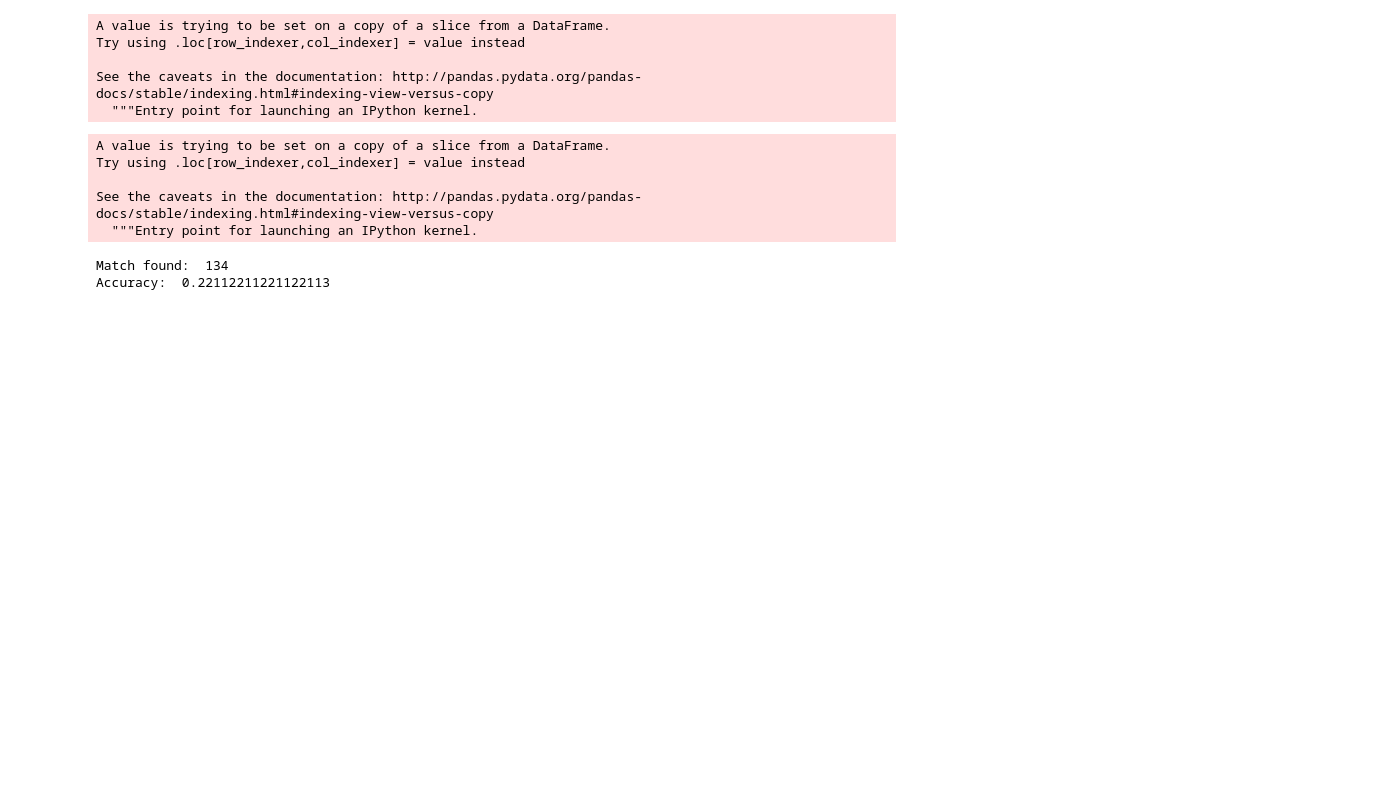
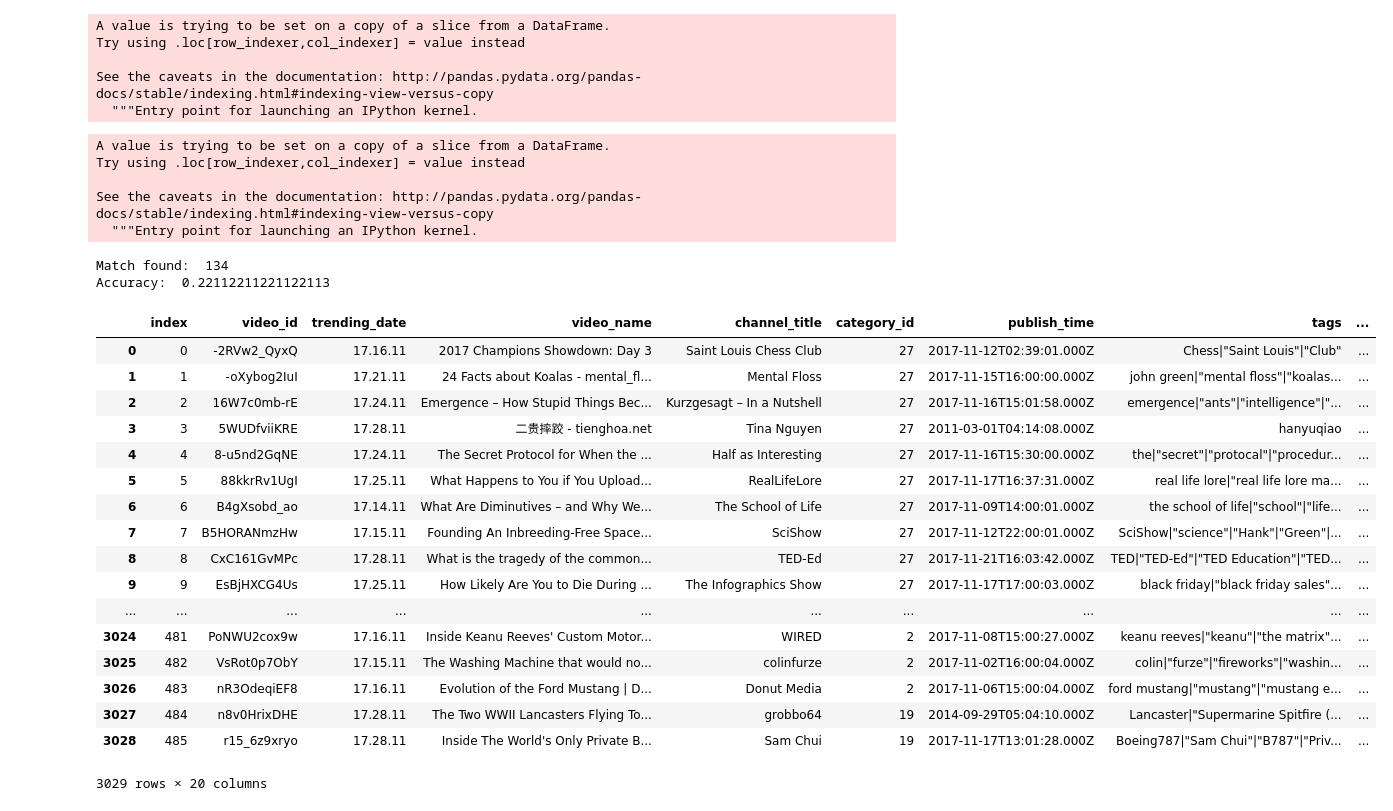
Before and after one commit to karanmurthy7/youtube-tag-recommender, a Jupyter notebook: Recommendation_Algo_Modular.ipynb, the cells around one changed output. Cells and saved outputs as stored; diff of their text form; code cells hidden in the pictures; blank space fills up the shorter version.

```diff
--- a/Recommendation_Algo_Modular.ipynb
+++ b/Recommendation_Algo_Modular.ipynb
@@ -212,3 +246,24 @@ print('Accuracy: ', match_found/len(us_ca_gb_df_test))
 # %% [output]
 Match found:  134
 Accuracy:  0.22112211221122113
+# %%
+US_CA_GB_FINAL_DF
+# %% [output]
+|  | index | video_id | trending_date | video_name | channel_title | category_id | publish_time | tags | ... |
+| 0 | 0 | -2RVw2_QyxQ | 17.16.11 | 2017 Champions Showdown: Day 3 | Saint Louis Chess Club | 27 | 2017-11-12T02:39:01.000Z | Chess|"Saint Louis"|"Club" | ... |
+| 1 | 1 | -oXybog2IuI | 17.21.11 | 24 Facts about Koalas - mental_fl... | Mental Floss | 27 | 2017-11-15T16:00:00.000Z | john green|"mental floss"|"koalas... | ... |
+| 2 | 2 | 16W7c0mb-rE | 17.24.11 | Emergence – How Stupid Things Bec... | Kurzgesagt – In a Nutshell | 27 | 2017-11-16T15:01:58.000Z | emergence|"ants"|"intelligence"|"... | ... |
+| 3 | 3 | 5WUDfviiKRE | 17.28.11 | 二贵摔跤 - tienghoa.net | Tina Nguyen | 27 | 2011-03-01T04:14:08.000Z | hanyuqiao | ... |
+| 4 | 4 | 8-u5nd2GqNE | 17.24.11 | The Secret Protocol for When the ... | Half as Interesting | 27 | 2017-11-16T15:30:00.000Z | the|"secret"|"protocal"|"procedur... | ... |
+| 5 | 5 | 88kkrRv1UgI | 17.25.11 | What Happens to You if You Upload... | RealLifeLore | 27 | 2017-11-17T16:37:31.000Z | real life lore|"real life lore ma... | ... |
+| 6 | 6 | B4gXsobd_ao | 17.14.11 | What Are Diminutives – and Why We... | The School of Life | 27 | 2017-11-09T14:00:01.000Z | the school of life|"school"|"life... | ... |
+| 7 | 7 | B5HORANmzHw | 17.15.11 | Founding An Inbreeding-Free Space... | SciShow | 27 | 2017-11-12T22:00:01.000Z | SciShow|"science"|"Hank"|"Green"|... | ... |
+| 8 | 8 | CxC161GvMPc | 17.28.11 | What is the tragedy of the common... | TED-Ed | 27 | 2017-11-21T16:03:42.000Z | TED|"TED-Ed"|"TED Education"|"TED... | ... |
+| 9 | 9 | EsBjHXCG4Us | 17.25.11 | How Likely Are You to Die During ... | The Infographics Show | 27 | 2017-11-17T17:00:03.000Z | black friday|"black friday sales"... | ... |
+| ... | ... | ... | ... | ... | ... | ... | ... | ... | ... |
+| 3024 | 481 | PoNWU2cox9w | 17.16.11 | Inside Keanu Reeves' Custom Motor... | WIRED | 2 | 2017-11-08T15:00:27.000Z | keanu reeves|"keanu"|"the matrix"... | ... |
+| 3025 | 482 | VsRot0p7ObY | 17.15.11 | The Washing Machine that would no... | colinfurze | 2 | 2017-11-02T16:00:04.000Z | colin|"furze"|"fireworks"|"washin... | ... |
+| 3026 | 483 | nR3OdeqiEF8 | 17.16.11 | Evolution of the Ford Mustang | D... | Donut Media | 2 | 2017-11-06T15:00:04.000Z | ford mustang|"mustang"|"mustang e... | ... |
+| 3027 | 484 | n8v0HrixDHE | 17.28.11 | The Two WWII Lancasters Flying To... | grobbo64 | 19 | 2014-09-29T05:04:10.000Z | Lancaster|"Supermarine Spitfire (... | ... |
+| 3028 | 485 | r15_6z9xryo | 17.28.11 | Inside The World's Only Private B... | Sam Chui | 19 | 2017-11-17T13:01:28.000Z | Boeing787|"Sam Chui"|"B787"|"Priv... | ... |
+3029 rows × 20 columns
```
Also changed, not shown: parts of 3 cells of this notebook, 1 other file.
